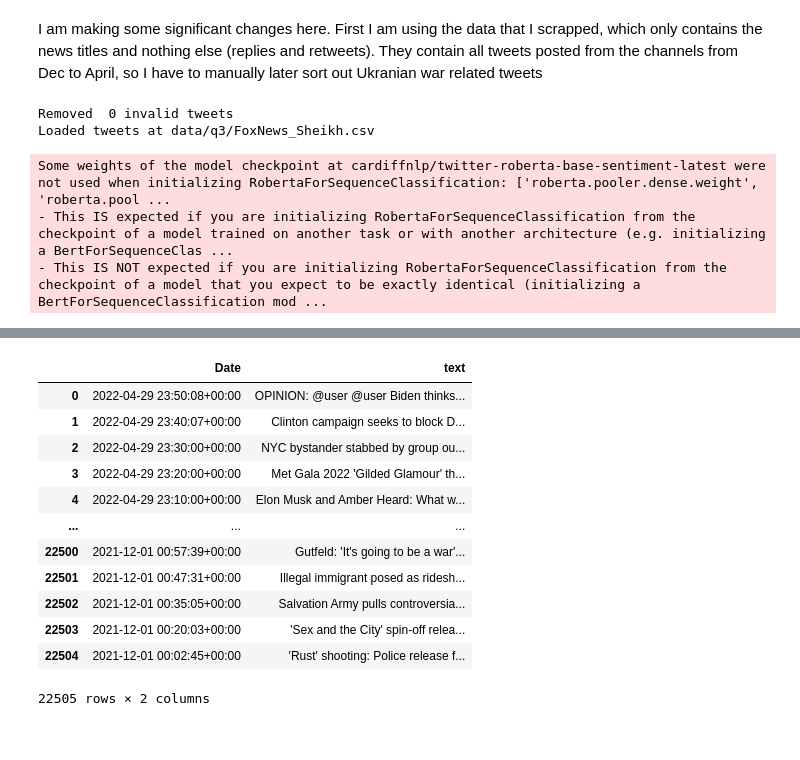
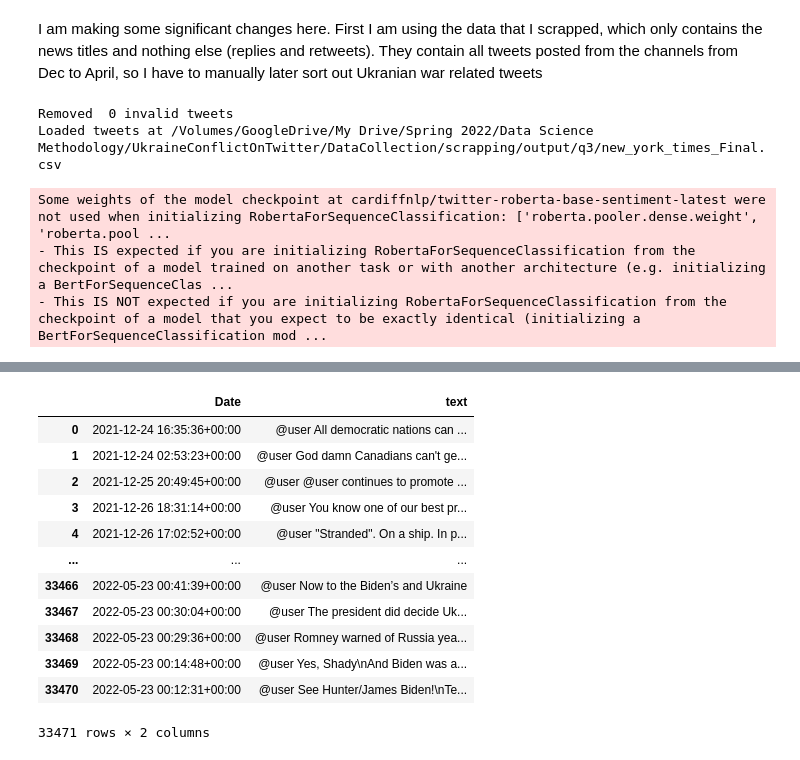
Before and after one commit to Bensas/UkraineConflictOnTwitter, a Jupyter notebook: SentimentAnalysis/TwitterSentimentAnalysis.ipynb, the cells around one changed output, grey strips where cells are left out. Drawn from its saved outputs; the diff is of its cells as text; code cells hidden in the pictures.

Commit message:
done some more analysis and polished some codes

```diff
--- a/SentimentAnalysis/TwitterSentimentAnalysis.ipynb
+++ b/SentimentAnalysis/TwitterSentimentAnalysis.ipynb
@@ -26,18 +26,13 @@ class ListDataset(Dataset):
 # %%
 
 #I modified this code quite a bit, now it only returns date and tweet text (preprocessed). username and language are excluded
-def run_sentiment_analysis_and_save(path_to_tweets, model_path = f"cardiffnlp/twitter-roberta-base-sentiment-latest", name_appendix=""):
+def run_sentiment_analysis_and_save(path_to_tweets, model_path = f"cardiffnlp/twitter-roberta-base-sentiment-latest"):
     input_csv = pd.read_csv(path_to_tweets)
     input_csv.head()
     tweet_text = input_csv['text'].to_list()
     #this dataframe column should be changed for question 1 and 2 to "tweetcreatedts" and for question 3 "Date"
     tweet_date = input_csv['Date'].to_list()
-    filtered_tweets = [] # If some tweets have no text for whatever reason, we remove them
-    filtered_dates = []
-    for i in range(len(tweet_text)):
-        if type(tweet_text[i]) == str:
-            filtered_tweets.append(tweet_text[i])
-            filtered_dates.append(tweet_date[i])
+    filtered_tweets = [text for text in tweet_text if type(text) == str] # If some tweets have no text for whatever reason, we remove them
     print('Removed ', len(tweet_text) - len(filtered_tweets), 'invalid tweets')
 
 
@@ -72,11 +67,11 @@ def run_sentiment_analysis_and_save(path_to_tweets, model_path = f"cardiffnlp/tw
     print('Time elapsed: ', end_time - start_time, ' seconds')
 
     #added by Sheikh, feel free to fix if you find any issue
-    data_given = {"Date": filtered_dates, "text": pre_processed}
+    data_given = {"Date": tweet_date, "text": pre_processed}
     data_given = pd.DataFrame(data_given)
     result = pd.DataFrame(result)
     result_df = data_given.join(result)
-    result_df.to_csv(path_to_tweets.split('.csv')[0] + name_appendix + '_with_sentiment.csv')
+    result_df.to_csv(path_to_tweets.split('.csv')[0] + '_with_sentiment.csv')
     #data_given.to_csv(path_to_tweets.split('.csv')[0] + 'test_preprocessing.csv')
     return data_given
 # %% [markdown]
@@ -278,11 +147,11 @@ I am making some significant changes here.
 First I am using the data that I scrapped, which only contains the news titles and nothing else (replies and retweets).
 They contain all tweets posted from the channels from Dec to April, so I have to manually later sort out Ukranian war related tweets
 # %%
-q3_path_1 = '../DataCollection/scrapping/output/q3/FoxNews_Sheikh.csv'
+q3_path_1 = "/Volumes/GoogleDrive/My Drive/Spring 2022/Data Science Methodology/UkraineConflictOnTwitter/DataCollection/scrapping/output/q3/new_york_times_Final.csv"
 run_sentiment_analysis_and_save(q3_path_1)
 # %% [output]
 Removed  0 invalid tweets
-Loaded tweets at data/q3/FoxNews_Sheikh.csv
+Loaded tweets at /Volumes/GoogleDrive/My Drive/Spring 2022/Data Science Methodology/UkraineConflictOnTwitter/DataCollection/scrapping/output/q3/new_york_times_Final.csv
 Some weights of the model checkpoint at cardiffnlp/twitter-roberta-base-sentiment-latest were not used when initializing RobertaForSequenceClassification: ['roberta.pooler.dense.weight', 'roberta.pool ...
 - This IS expected if you are initializing RobertaForSequenceClassification from the checkpoint of a model trained on another task or with another architecture (e.g. initializing a BertForSequenceClas ...
 - This IS NOT expected if you are initializing RobertaForSequenceClassification from the checkpoint of a model that you expect to be exactly identical (initializing a BertForSequenceClassification mod ...
@@ -291,14 +160,14 @@ Time elapsed:  728.9498617649078  seconds
 |  | Date | text |
-| 0 | 2022-04-29 23:50:08+00:00 | OPINION: @user @user Biden thinks... |
-| 1 | 2022-04-29 23:40:07+00:00 | Clinton campaign seeks to block D... |
-| 2 | 2022-04-29 23:30:00+00:00 | NYC bystander stabbed by group ou... |
-| 3 | 2022-04-29 23:20:00+00:00 | Met Gala 2022 'Gilded Glamour' th... |
-| 4 | 2022-04-29 23:10:00+00:00 | Elon Musk and Amber Heard: What w... |
+| 0 | 2021-12-24 16:35:36+00:00 | @user All democratic nations can ... |
+| 1 | 2021-12-24 02:53:23+00:00 | @user God damn Canadians can't ge... |
+| 2 | 2021-12-25 20:49:45+00:00 | @user @user continues to promote ... |
+| 3 | 2021-12-26 18:31:14+00:00 | @user You know one of our best pr... |
+| 4 | 2021-12-26 17:02:52+00:00 | @user "Stranded". On a ship. In p... |
 | ... | ... | ... |
-| 22500 | 2021-12-01 00:57:39+00:00 | Gutfeld: 'It's going to be a war'... |
-| 22501 | 2021-12-01 00:47:31+00:00 | Illegal immigrant posed as ridesh... |
-| 22502 | 2021-12-01 00:35:05+00:00 | Salvation Army pulls controversia... |
-| 22503 | 2021-12-01 00:20:03+00:00 | 'Sex and the City' spin-off relea... |
-| 22504 | 2021-12-01 00:02:45+00:00 | 'Rust' shooting: Police release f... |
+| 33466 | 2022-05-23 00:41:39+00:00 | @user Now to the Biden’s and Ukraine |
+| 33467 | 2022-05-23 00:30:04+00:00 | @user The president did decide Uk... |
+| 33468 | 2022-05-23 00:29:36+00:00 | @user Romney warned of Russia yea... |
+| 33469 | 2022-05-23 00:14:48+00:00 | @user Yes, Shady\nAnd Biden was a... |
+| 33470 | 2022-05-23 00:12:31+00:00 | @user See Hunter/James Biden!\nTe... |
-22505 rows × 2 columns
+33471 rows × 2 columns
 # %%
```
Also changed, not shown: parts of 12 cells of this notebook, 8 other files.
